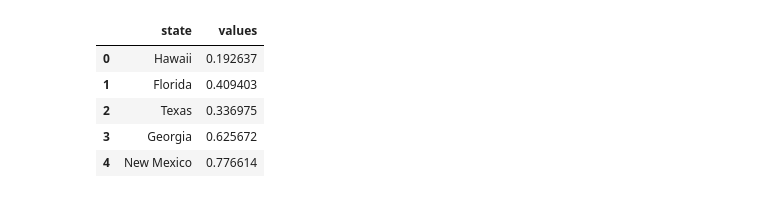
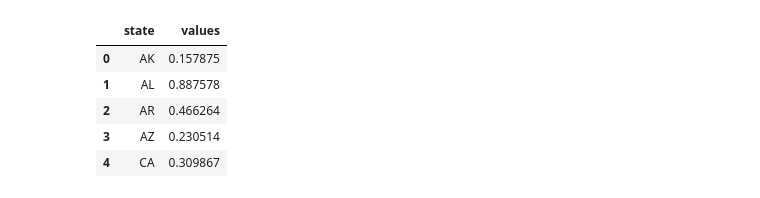
Before and after one commit to mpkrass7/shmapy, a Jupyter notebook: shmapy/examples/shmapy_basics.ipynb, the cells around one changed output. Saved outputs shown, nothing was run; the diff lists cells and outputs as text; code cells hidden in the pictures.

```diff
--- a/shmapy/examples/shmapy_basics.ipynb
+++ b/shmapy/examples/shmapy_basics.ipynb
@@ -3,14 +3,14 @@ import pandas as pd
 import numpy as np
 import shmapy
 # %%
-states = pd.DataFrame(pd.read_csv('../static/demo_input4.csv')['state'])
+states = pd.DataFrame(pd.read_csv('../static/demo_input1.csv')['state'])
 states['values'] = np.random.random(states.shape[0])
 states.head()
 # %% [output]
 |  | state | values |
-| 0 | Hawaii | 0.192637 |
-| 1 | Florida | 0.409403 |
-| 2 | Texas | 0.336975 |
-| 3 | Georgia | 0.625672 |
-| 4 | New Mexico | 0.776614 |
+| 0 | AK | 0.157875 |
+| 1 | AL | 0.887578 |
+| 2 | AR | 0.466264 |
+| 3 | AZ | 0.230514 |
+| 4 | CA | 0.309867 |
 # %%
```
Also changed, not shown: parts of 7 cells of this notebook, 2 other files.
